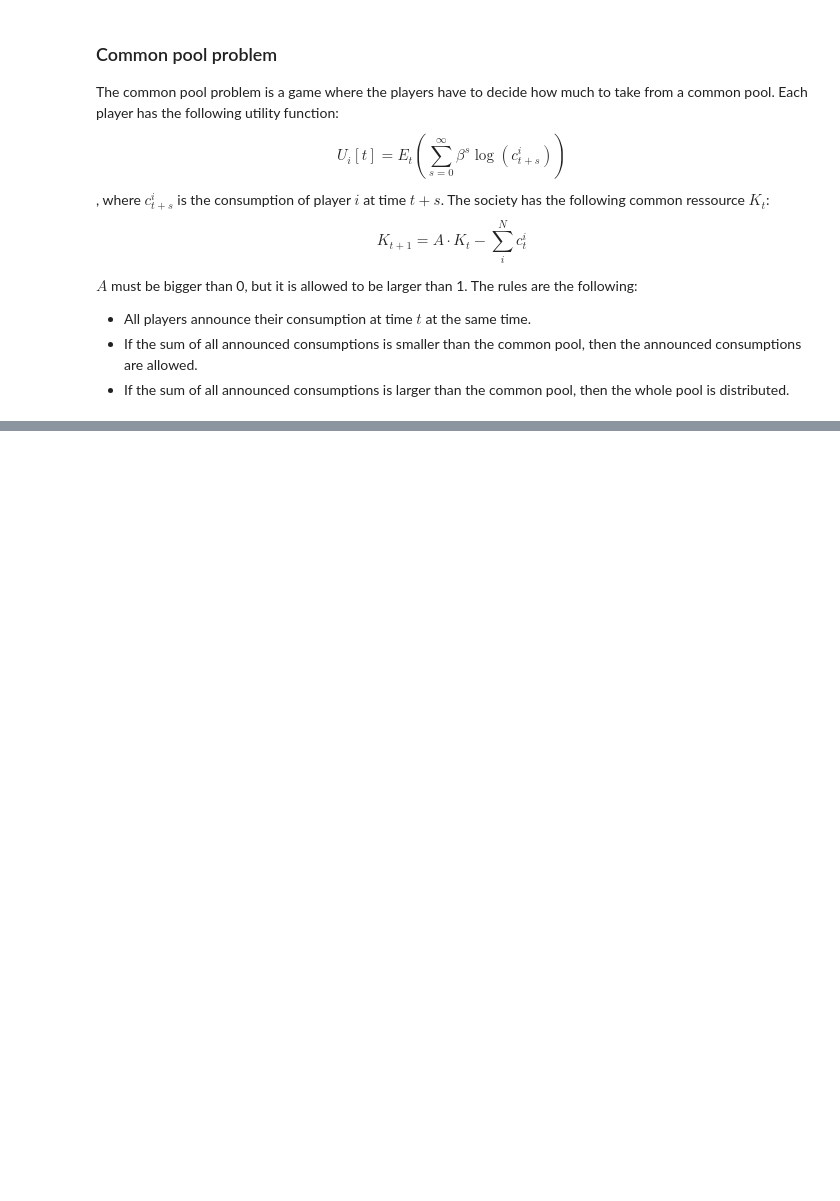
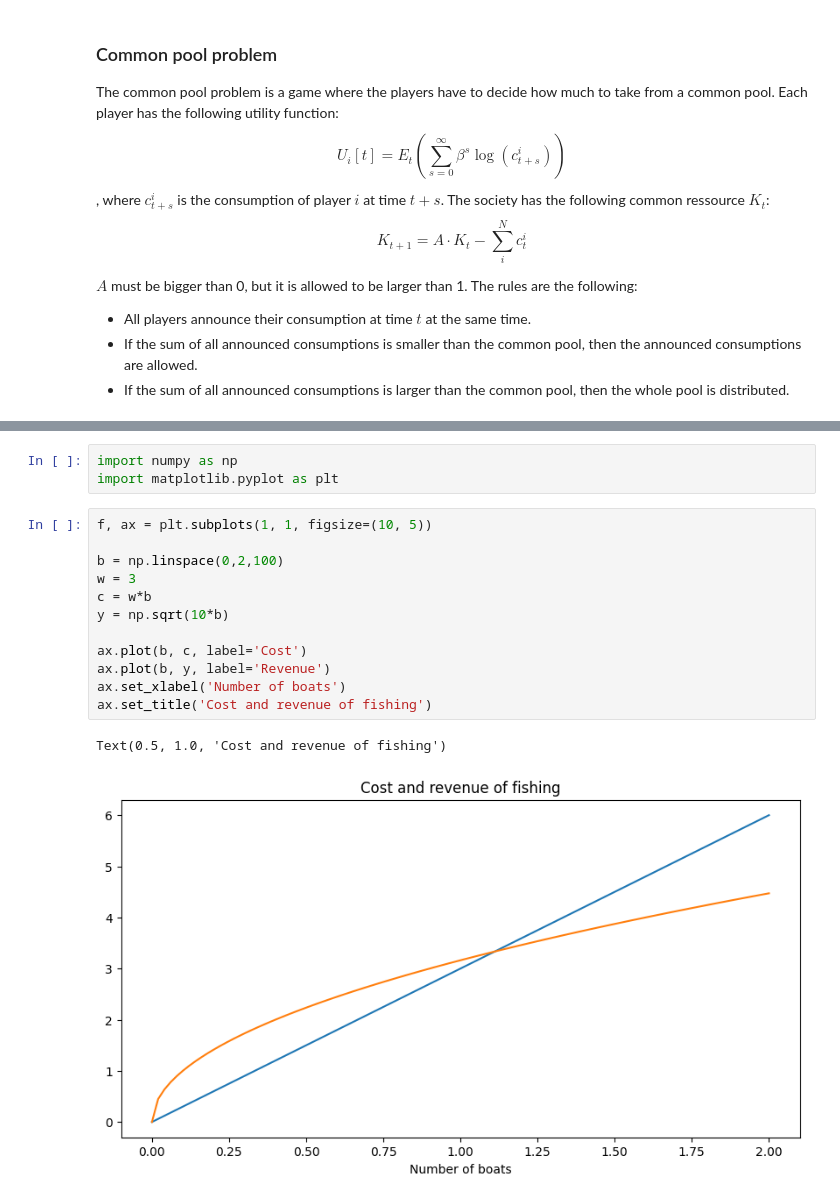
Before and after one commit to fretchen/acemoglu_lecture, a Jupyter notebook: common_pool.ipynb, the cells around one changed output, grey strips where cells are left out. Saved outputs shown, nothing was run; the diff lists cells and outputs as text; blank space fills up the shorter version.

```diff
--- a/common_pool.ipynb
+++ b/common_pool.ipynb
@@ -357,0 +36,18 @@ $A$ must be bigger than 0, but it is allowed to be larger than 1. The rules are
+# %%
+import numpy as np
+import matplotlib.pyplot as plt
+# %%
+f, ax = plt.subplots(1, 1, figsize=(10, 5))
+
+b = np.linspace(0,2,100)
+w = 3
+c = w*b
+y = np.sqrt(10*b)
+
+ax.plot(b, c, label='Cost')
+ax.plot(b, y, label='Revenue')
+ax.set_xlabel('Number of boats')
+ax.set_title('Cost and revenue of fishing')
+# %% [output]
+Text(0.5, 1.0, 'Cost and revenue of fishing')
+[figure, added]
```
Also changed, not shown: parts of 30 cells of this notebook, 1 other file.
